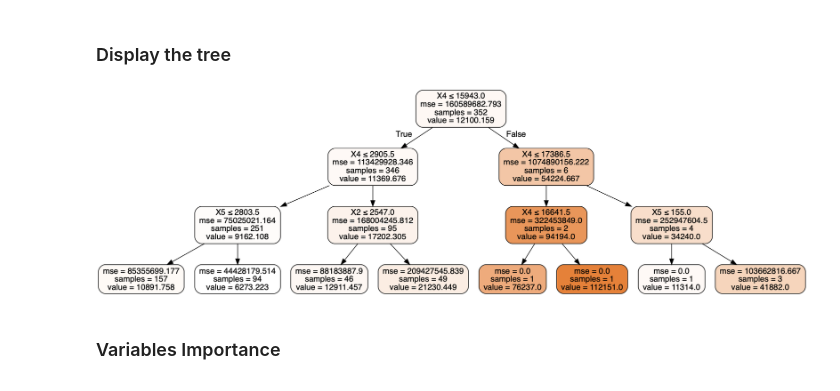
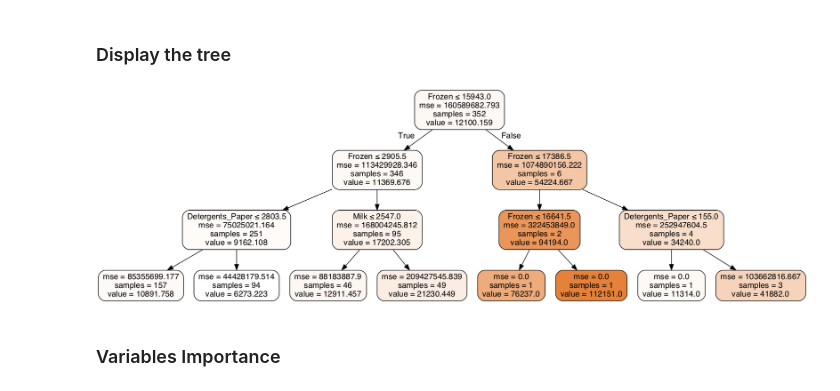
Before and after one commit to renero/uah, a Jupyter notebook: Tree based methods.ipynb, the cells around one changed output. Saved outputs shown, nothing was run; the diff lists cells and outputs as text; code cells hidden in the pictures.

```diff
--- a/Tree based methods.ipynb
+++ b/Tree based methods.ipynb
@@ -116,14 +117,19 @@ DecisionTreeRegressor(criterion='mse', max_depth=3, max_features=None,
 # %% [markdown]
 ### Display the tree
 # %%
-dot_data = StringIO()
-export_graphviz(regressor, out_file=dot_data,
-                filled=True, rounded=True,
-                special_characters=True)
-graph = pydotplus.graph_from_dot_data(dot_data.getvalue())
-Image(graph.create_png())
+def display_tree(tree, features):
+    dot_data = StringIO()
+    export_graphviz(tree, out_file=dot_data,
+                    feature_names=features,
+                    filled=True, rounded=True,
+                    special_characters=True)
+    graph = pydotplus.graph_from_dot_data(dot_data.getvalue())
+    image = Image(graph.create_png())
+    display(image)
+
+display_tree(regressor, wholesale.features)
 # %% [output]
-[figure, old version]
+[figure, new version]
 # %% [markdown]
 ### Variables Importance
 # %%
```
Also changed, not shown: parts of 14 cells of this notebook.
